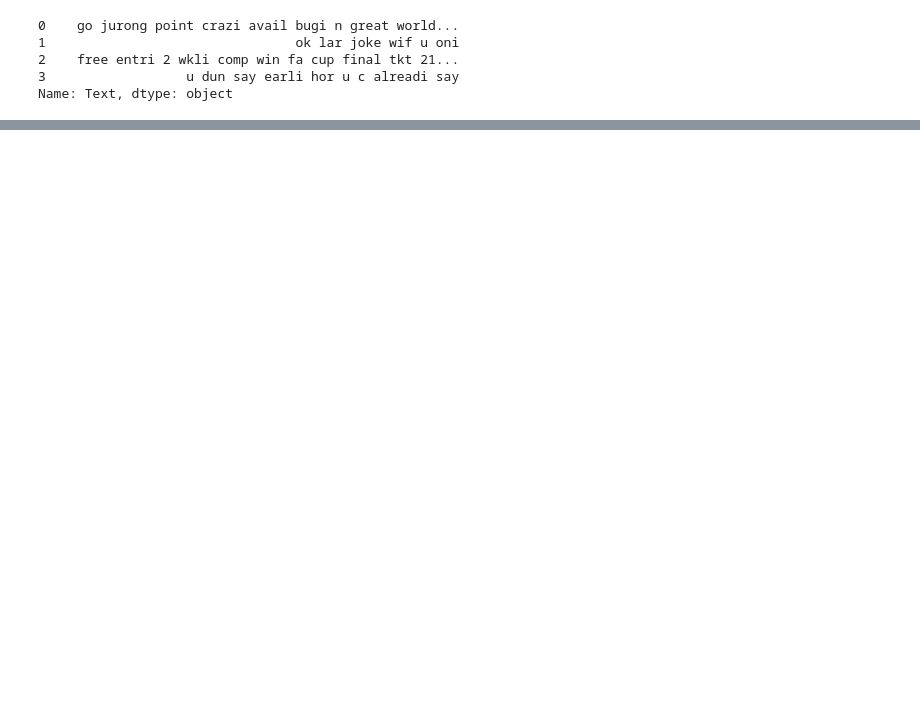
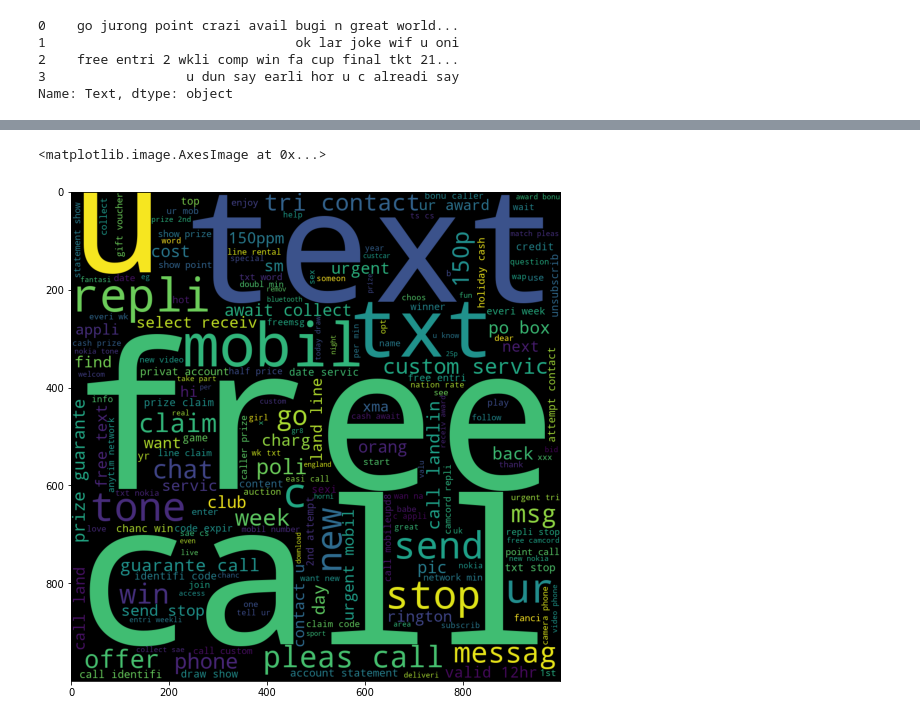
Before and after one commit to Pritush09/Sms-spam-Classifier-Project-UNderstanding, a Jupyter notebook: Email Spam Classifier .ipynb, the cells around one changed output, grey strips where cells are left out. Saved outputs shown, nothing was run; the diff lists cells and outputs as text; code cells hidden in the pictures; blank space fills up the shorter version.

Commit message:
donw with the data processing and eda everhy analysing part

```diff
--- a/Email Spam Classifier .ipynb
+++ b/Email Spam Classifier .ipynb
@@ -395,4 +404,13 @@ maindata["Transformed_Data"] = maindata.Text.apply(text_transform)
 # %%
 # ab word cloud banaenge vo sabse important words he jo usko bada karke dikhaega
 # %%
-from word.
+from wordcloud import WordCloud
+wc = WordCloud(width=1000,height=1000,min_font_size=10,background_color="black")
+# %%
+spam_wordcloud = wc.generate(maindata[maindata['Target']==1]['Transformed_Data'].str.cat(sep=" "))
+# %%
+plt.figure(figsize=(12,9))
+plt.imshow(spam_wordcloud)
+# %% [output]
+<matplotlib.image.AxesImage at 0x...>
+[figure, added]
```
Also changed, not shown: parts of 20 cells of this notebook.
